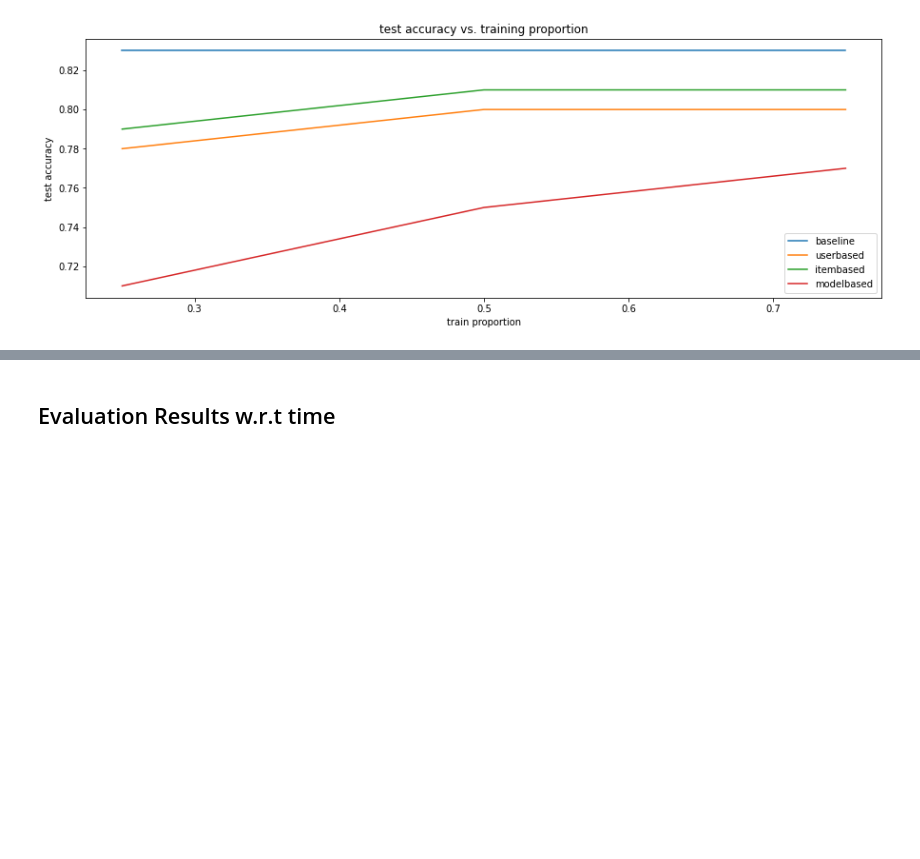
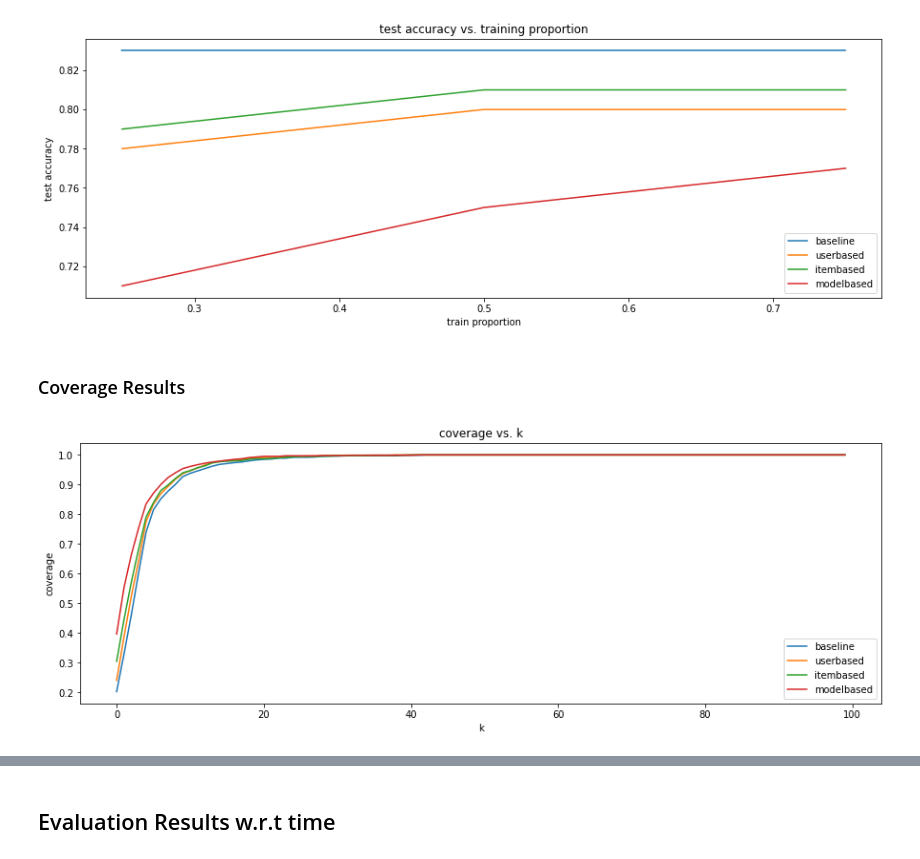
Before and after one commit to syeehyn/personalization-system, a Jupyter notebook: notebook/final_report.ipynb, the cells around one changed output, grey strips where cells are left out. Drawn from its saved outputs; the diff is of its cells as text; code cells hidden in the pictures; blank space fills up the shorter version.

```diff
--- a/notebook/final_report.ipynb
+++ b/notebook/final_report.ipynb
@@ -463,3 +463,15 @@ plot_split_metric(accuracy_grouped_results, 'accuracy')
 [figure]
 # %%
 #todo analysis
+# %% [markdown]
+### Coverage Results
+# %%
+coverage = pd.read_csv(path.join(data_path, 'processed', 'evaluation_result', 'coverage.csv'))
+# %%
+coverage.plot()
+plt.title('coverage vs. k')
+plt.xlabel('k')
+plt.ylabel('coverage')
+plt.show()
+# %% [output]
+[figure, added]
```
Also changed, not shown: parts of 20 cells of this notebook, 1 other file.
